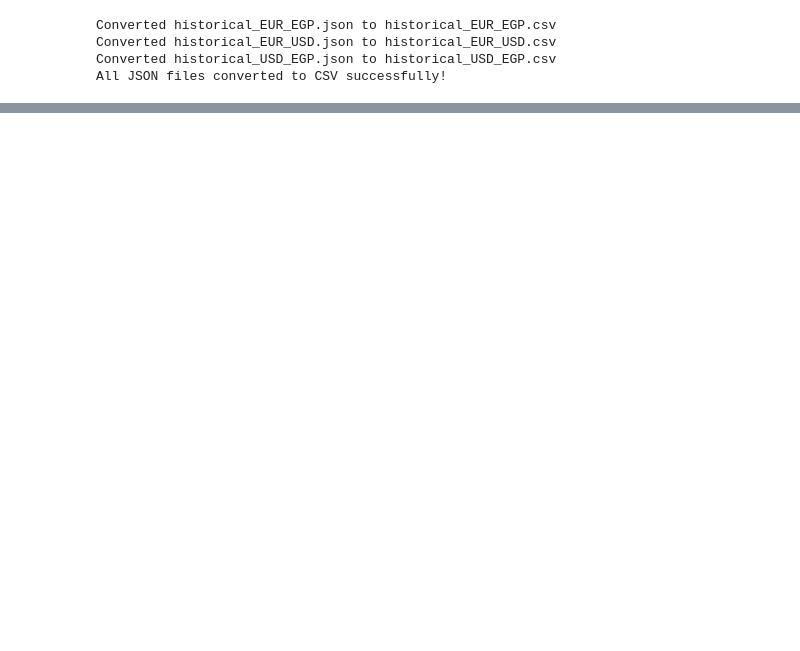
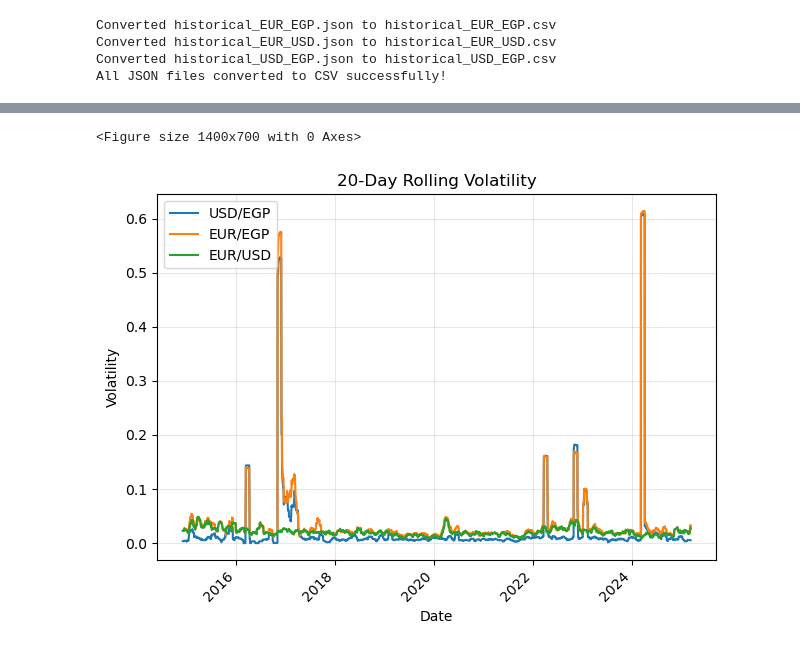
Before and after one commit to Anwaribra/Real-time-Forex-Data-Pipeline, a Jupyter notebook: data_cleaning.ipynb, the cells around one changed output, grey strips where cells are left out. Cells and saved outputs as stored; diff of their text form; code cells hidden in the pictures; blank space fills up the shorter version.

```diff
--- a/data_cleaning.ipynb
+++ b/data_cleaning.ipynb
@@ -52,0 +121,16 @@ df.head()
+# %%
+window = 20  # 20-day rolling window
+volatility = returns.rolling(window=window).std() * np.sqrt(window)
+plt.figure(figsize=(14, 7))
+volatility.plot()
+plt.title(f'{window}-Day Rolling Volatility')
+plt.xlabel('Date')
+plt.ylabel('Volatility')
+plt.legend()
+plt.grid(True, alpha=0.3)
+plt.xticks(rotation=45)
+plt.tight_layout()
+plt.show()
+# %% [output]
+<Figure size 1400x700 with 0 Axes>
+[figure, added]
```
Also changed, not shown: parts of 9 cells of this notebook.
